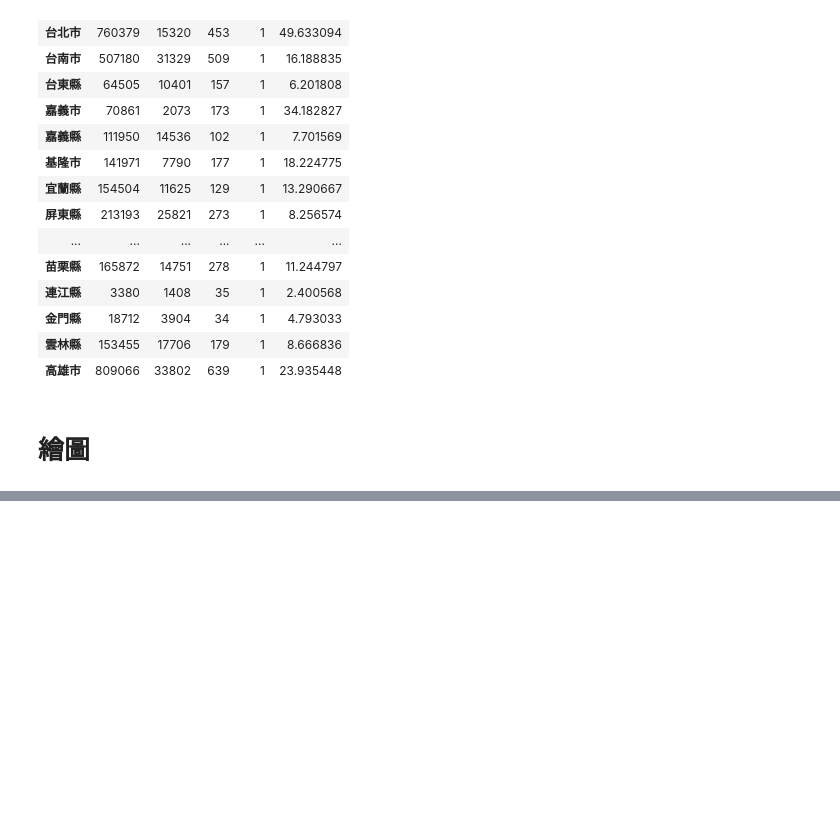
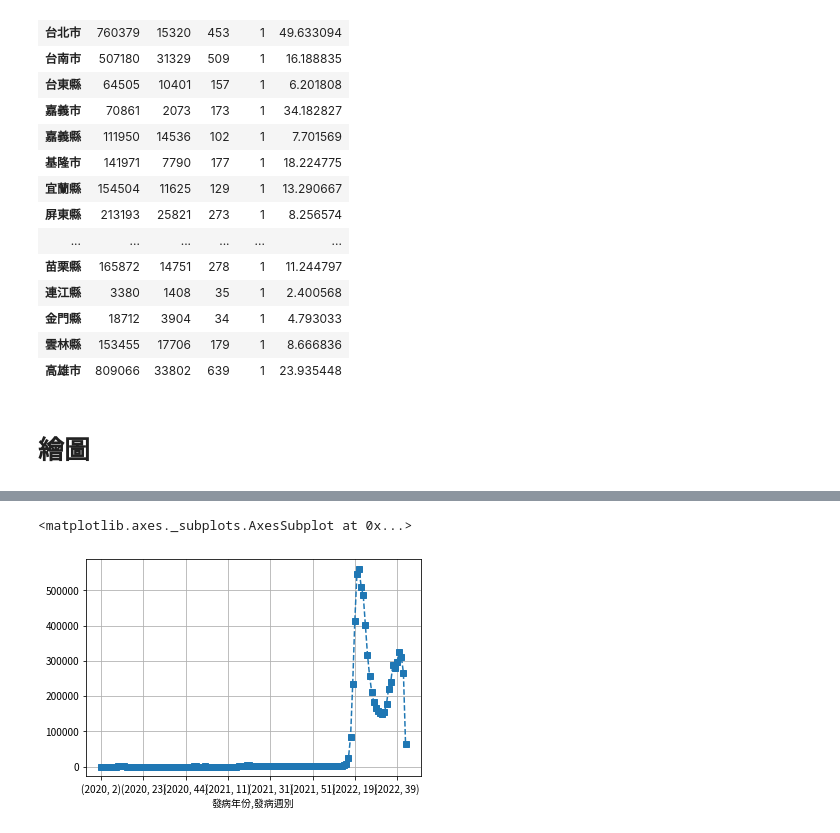
Before and after one commit to chihchao/pythonAssignment, a Jupyter notebook: pandas_covid19.ipynb, the cells around one changed output, grey strips where cells are left out. Cells and saved outputs as stored; diff of their text form; code cells hidden in the pictures; blank space fills up the shorter version.

```diff
--- a/pandas_covid19.ipynb
+++ b/pandas_covid19.ipynb
@@ -253,0 +276,5 @@ df.groupby('縣市')['確定病例數'].sum().plot(kind='bar')
+# %%
+df.groupby(['發病年份','發病週別'])['確定病例數'].sum().plot(kind='line',linestyle='--',marker='s',grid=True)
+# %% [output]
+<matplotlib.axes._subplots.AxesSubplot at 0x...>
+[figure, added]
```
Also changed, not shown: parts of 4 cells of this notebook.
